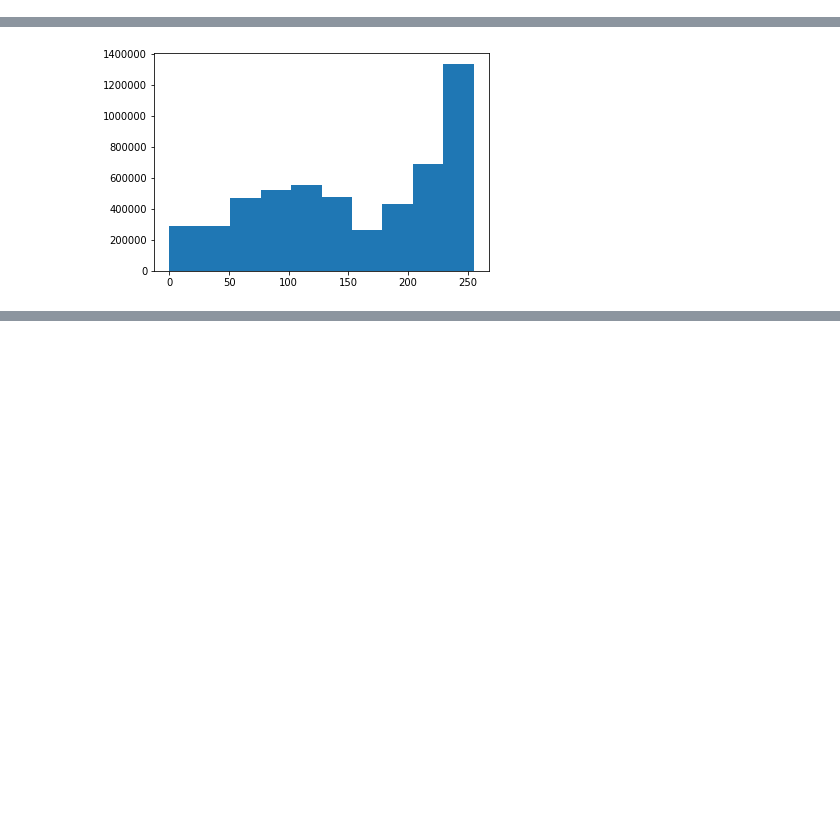
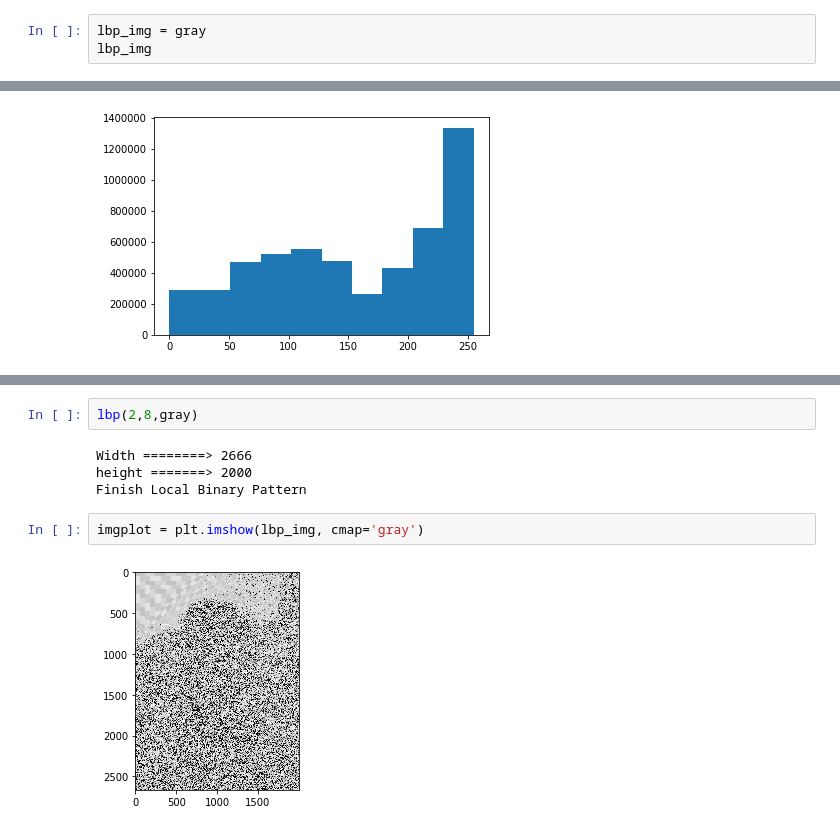
Before and after one commit to NicolasB2/Facial_Recognition, a Jupyter notebook: LocalBinaryPattern.ipynb, the cells around one changed output, grey strips where cells are left out. Drawn from its saved outputs; the diff is of its cells as text; blank space fills up the shorter version.

Commit message:
Add local binary algorithm

```diff
--- a/LocalBinaryPattern.ipynb
+++ b/LocalBinaryPattern.ipynb
@@ -40,0 +24,3 @@ cv2.imshow("",gray)
+# %%
+lbp_img = gray
+lbp_img
@@ -49,0 +108,10 @@ plt.hist(gray.ravel())
+# %%
+lbp(2,8,gray)
+# %% [output]
+Width ========> 2666
+height =======> 2000
+Finish Local Binary Pattern
+# %%
+imgplot = plt.imshow(lbp_img, cmap='gray')
+# %% [output]
+[figure, added]
```
Also changed, not shown: parts of 5 cells of this notebook.
